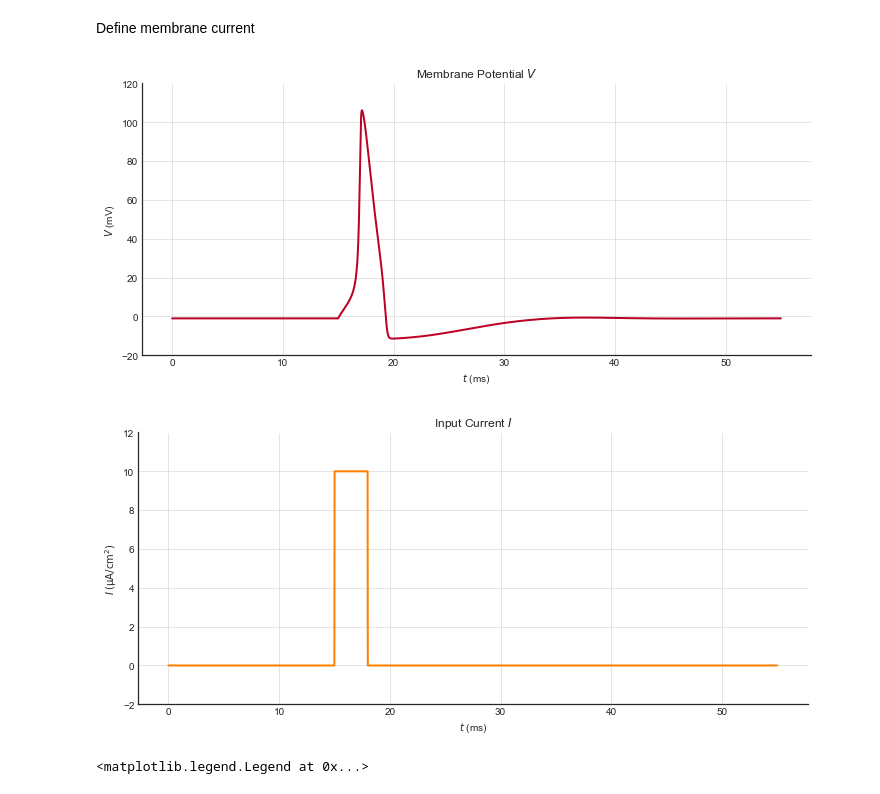
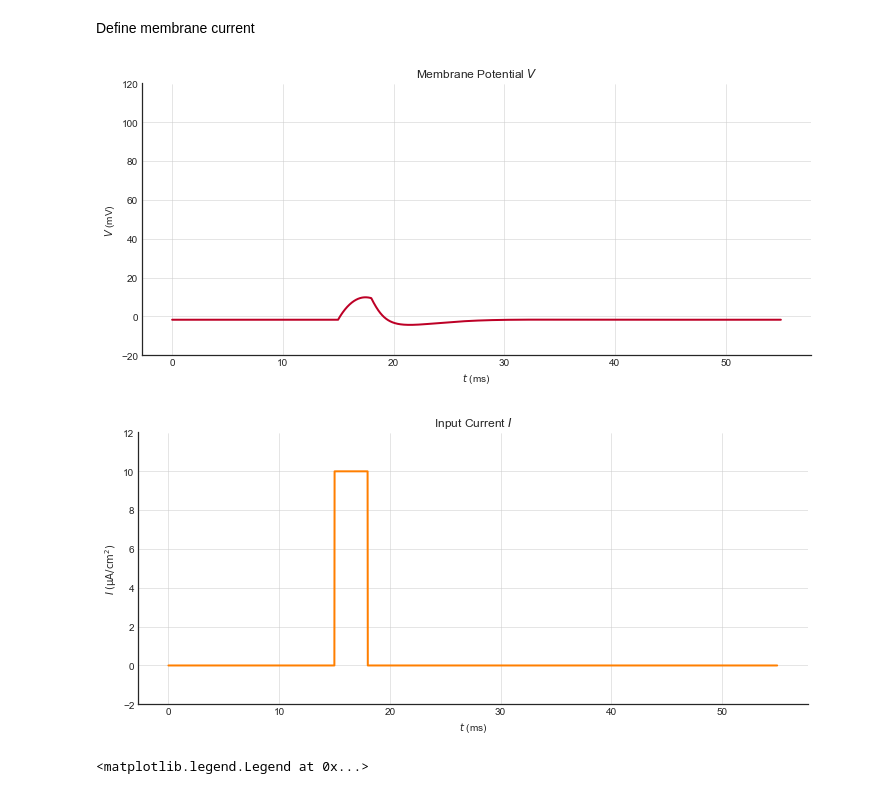
Before and after one commit to SeeebO/Hodgkin-Huxley, a Jupyter notebook: SO.ipynb, the cells around one changed output. Drawn from its saved outputs; the diff is of its cells as text; code cells hidden in the pictures.

```diff
--- a/SO.ipynb
+++ b/SO.ipynb
@@ -184,14 +184,37 @@ def plot_membrane_potential(Time, Voltage):
     plt.ylim(-20, 120)
     plt.plot(Time, Voltage, color = '#bd0026')
     title = plt.title('Membrane Potential $V$')
-# %%
-Voltage,m,h,n,I,Time = run_simulation()
-
-plot_membrane_potential(Time = Time, Voltage = Voltage)
-plot_current(Time = Time, Current = I)
-# %% [output]
-[figure, removed]
-[figure, removed]
+# %%
+Voltage,m,h,n,I,Time = run_simulation(
+### simulation parameters ###
+
+    dt = 0.01,      # time step (ms)
+    T = 55,       # total running time (ms)
+
+
+    ### model paramters ###
+    C_m = 1.,       # membrane capacitance (micro F/cm**2)
+
+    # Sodium Channel
+    G_Na = 10,    # max Na conductance (mS/cm**2)
+    E_Na = 115.,    # Na reversal potential (mV)
+
+    # Kalium Channel
+    G_K = 40.,      # max K conductance (mS/cm**2)
+    E_K = -12.0,    # K reversal potential (mV)
+
+    # Leak current
+    G_L = 0.24,     # max leak onductance (mS/cm**2)
+    E_L = 10.613,   # leak potential (mV)
+
+    flag = 'spike'
+)
+
+plot_membrane_potential(Time = Time, Voltage = Voltage)
+plot_current(Time = Time, Current = I)
+# %% [output]
+[figure, added]
+[figure, added]
 # %%
 fig, ax = plt.subplots(figsize = [12,5])
 colors = ['#a6bddb','#74a9cf','#2b8cbe','#045a8d']
```
